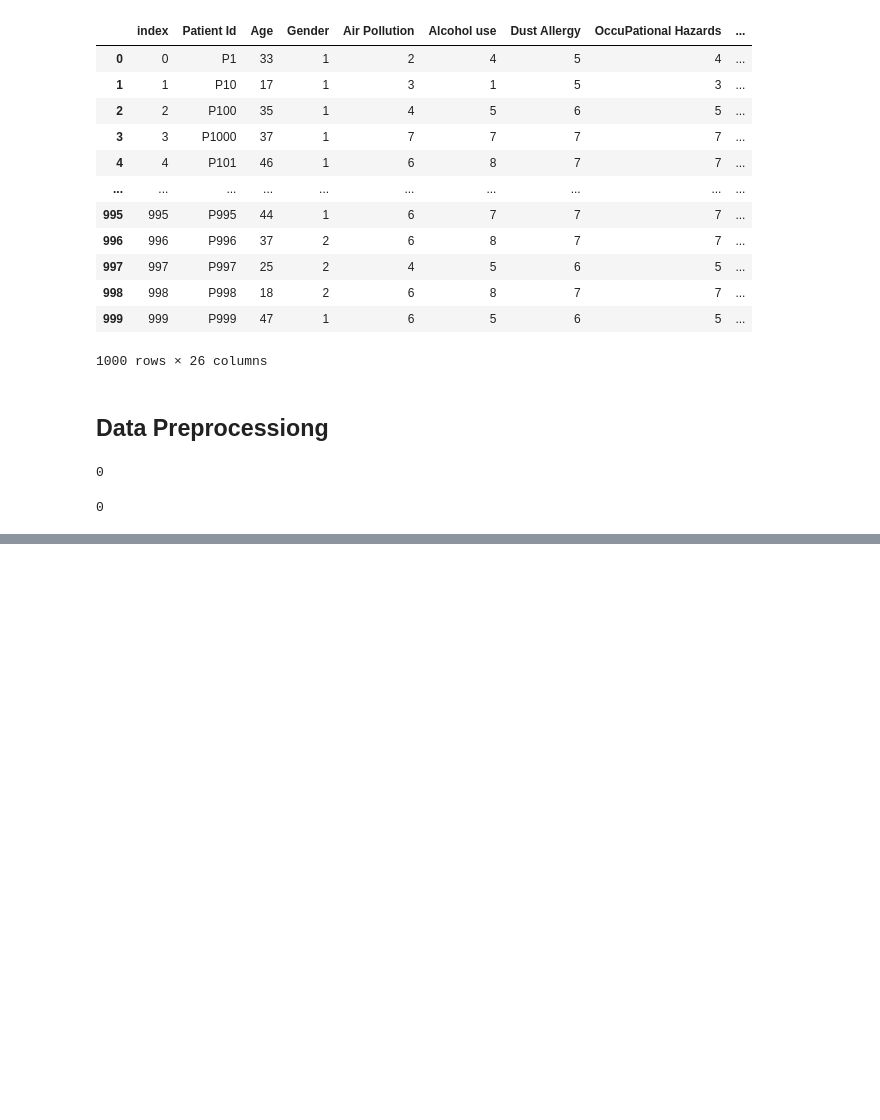
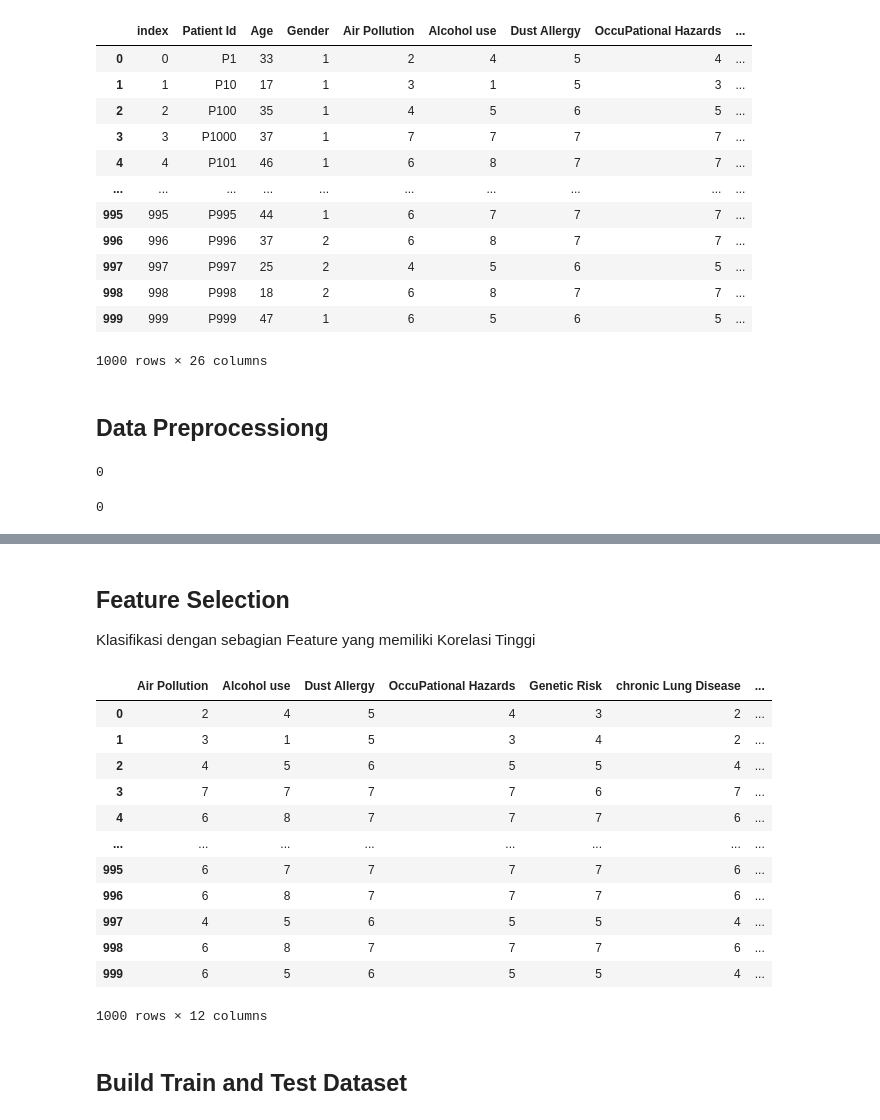
Before and after one commit to barkhahbpp/sistem-cerdas, a Jupyter notebook: Lung_Cancer_MLP_Pred.ipynb, the cells around one changed output, grey strips where cells are left out. Saved outputs shown, nothing was run; the diff lists cells and outputs as text; code cells hidden in the pictures; blank space fills up the shorter version.

```diff
--- a/Lung_Cancer_MLP_Pred.ipynb
+++ b/Lung_Cancer_MLP_Pred.ipynb
@@ -104,0 +156,26 @@ plt.show()
+# %% [markdown]
+## Feature Selection ##
+
+Klasifikasi dengan sebagian Feature yang memiliki Korelasi Tinggi
+# %%
+# Pertahankan kolom 'Air Pollution', 'Alcohol use', 'Dust Allergy', 'OccuPational Hazards', 'Genetic Risk', 'chronic Lung Disease', 'Balanced Diet', 'Obesity', 'Smoking', 'Passive Smoker', 'Chest Pain', 'Coughing of Blood'
+# Hapus sisanya
+
+X = lungCr_df.drop(['index', 'Patient Id', 'Age', 'Gender', 'Fatigue','Weight Loss', 'Shortness of Breath', 'Wheezing','Swallowing Difficulty', 'Clubbing of Finger Nails', 'Frequent Cold', 'Dry Cough', 'Snoring', 'Level'], axis=1)
+X
+# %% [output]
+|  | Air Pollution | Alcohol use | Dust Allergy | OccuPational Hazards | Genetic Risk | chronic Lung Disease | ... |
+| 0 | 2 | 4 | 5 | 4 | 3 | 2 | ... |
+| 1 | 3 | 1 | 5 | 3 | 4 | 2 | ... |
+| 2 | 4 | 5 | 6 | 5 | 5 | 4 | ... |
+| 3 | 7 | 7 | 7 | 7 | 6 | 7 | ... |
+| 4 | 6 | 8 | 7 | 7 | 7 | 6 | ... |
+| ... | ... | ... | ... | ... | ... | ... | ... |
+| 995 | 6 | 7 | 7 | 7 | 7 | 6 | ... |
+| 996 | 6 | 8 | 7 | 7 | 7 | 6 | ... |
+| 997 | 4 | 5 | 6 | 5 | 5 | 4 | ... |
+| 998 | 6 | 8 | 7 | 7 | 7 | 6 | ... |
+| 999 | 6 | 5 | 6 | 5 | 5 | 4 | ... |
+1000 rows × 12 columns
+# %% [markdown]
+## Build Train and Test Dataset ##
```
Also changed, not shown: parts of 21 cells of this notebook.
